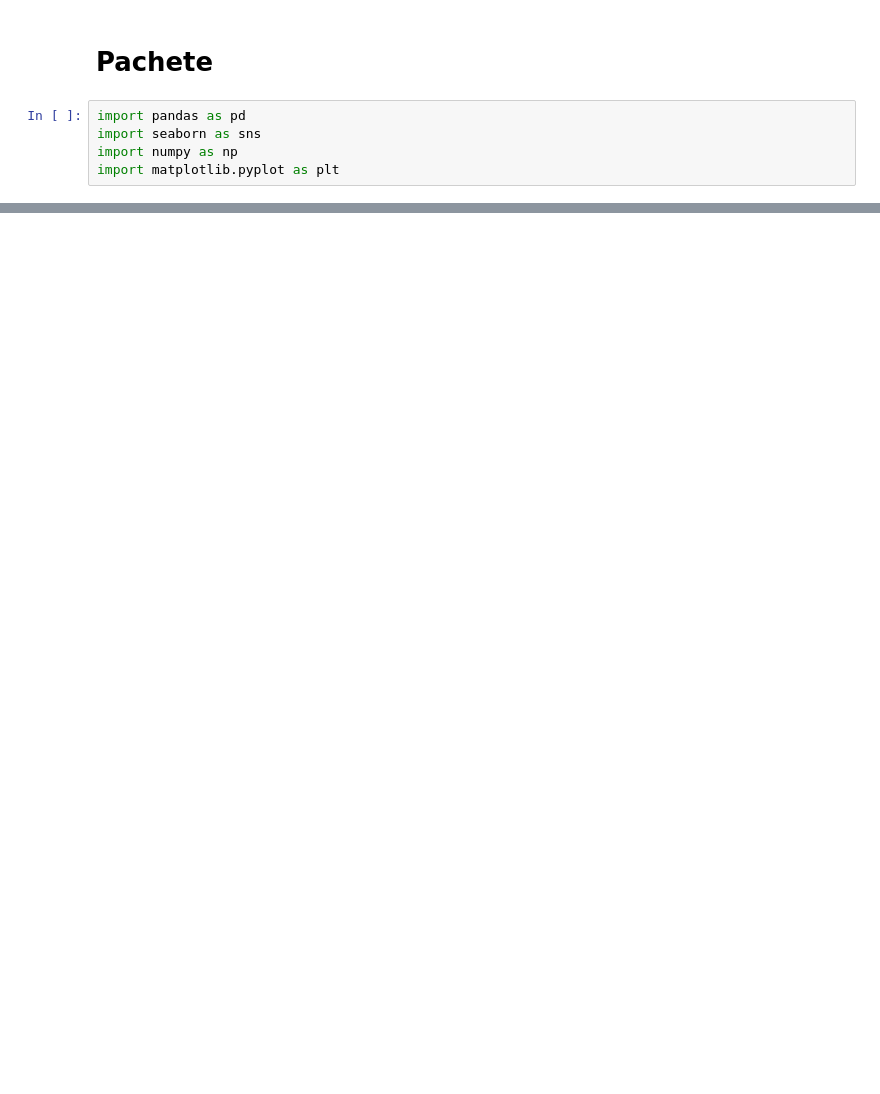
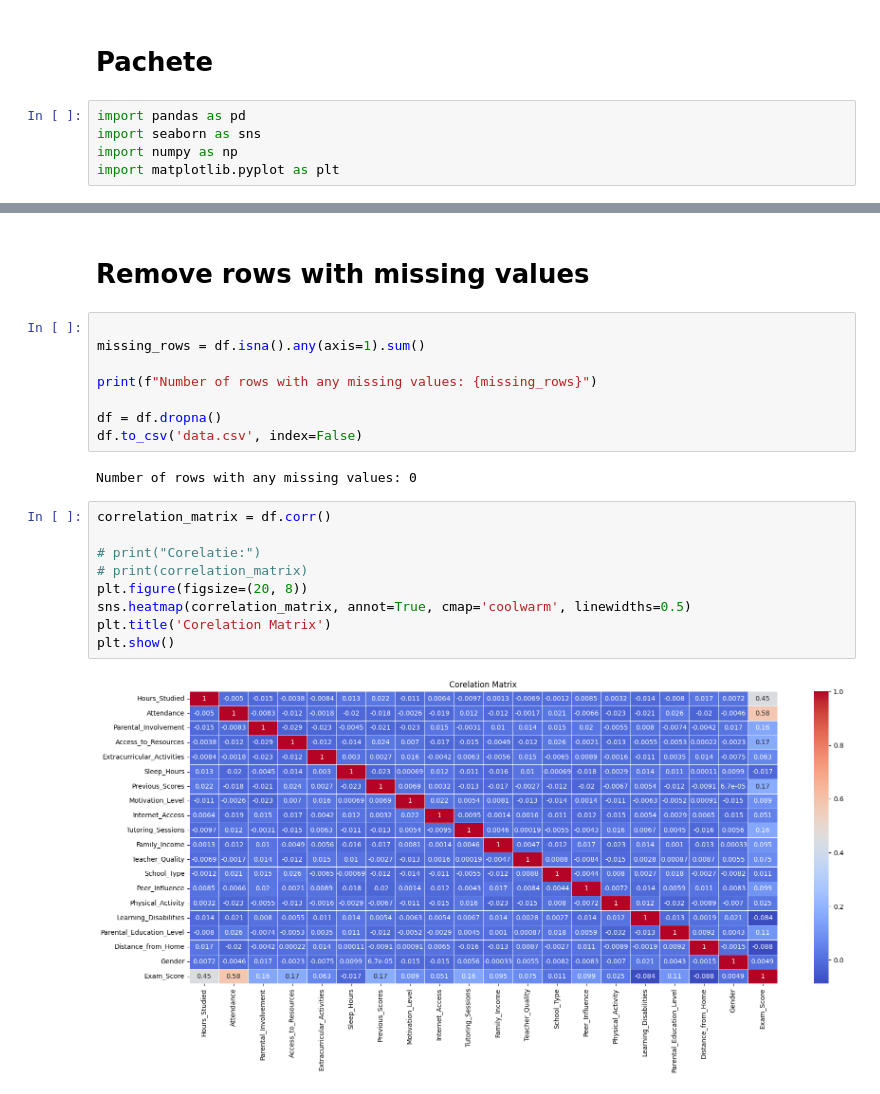
Before and after one commit to dariusavram/Student-Performance, a Jupyter notebook: Untitled.ipynb, the cells around one changed output, grey strips where cells are left out. Saved outputs shown, nothing was run; the diff lists cells and outputs as text; blank space fills up the shorter version.

```diff
--- a/Untitled.ipynb
+++ b/Untitled.ipynb
@@ -60,0 +83,23 @@ df.corr()
+# %% [markdown]
+# **Remove rows with missing values**
+# %%
+
+missing_rows = df.isna().any(axis=1).sum()
+
+print(f"Number of rows with any missing values: {missing_rows}")
+
+df = df.dropna()
+df.to_csv('data.csv', index=False)
+# %% [output]
+Number of rows with any missing values: 0
+# %%
+correlation_matrix = df.corr()
+
+# print("Corelatie:")
+# print(correlation_matrix)
+plt.figure(figsize=(20, 8))
+sns.heatmap(correlation_matrix, annot=True, cmap='coolwarm', linewidths=0.5)
+plt.title('Corelation Matrix')
+plt.show()
+# %% [output]
+[figure, added]
```
Also changed, not shown: parts of 8 cells of this notebook, 1 other file.
